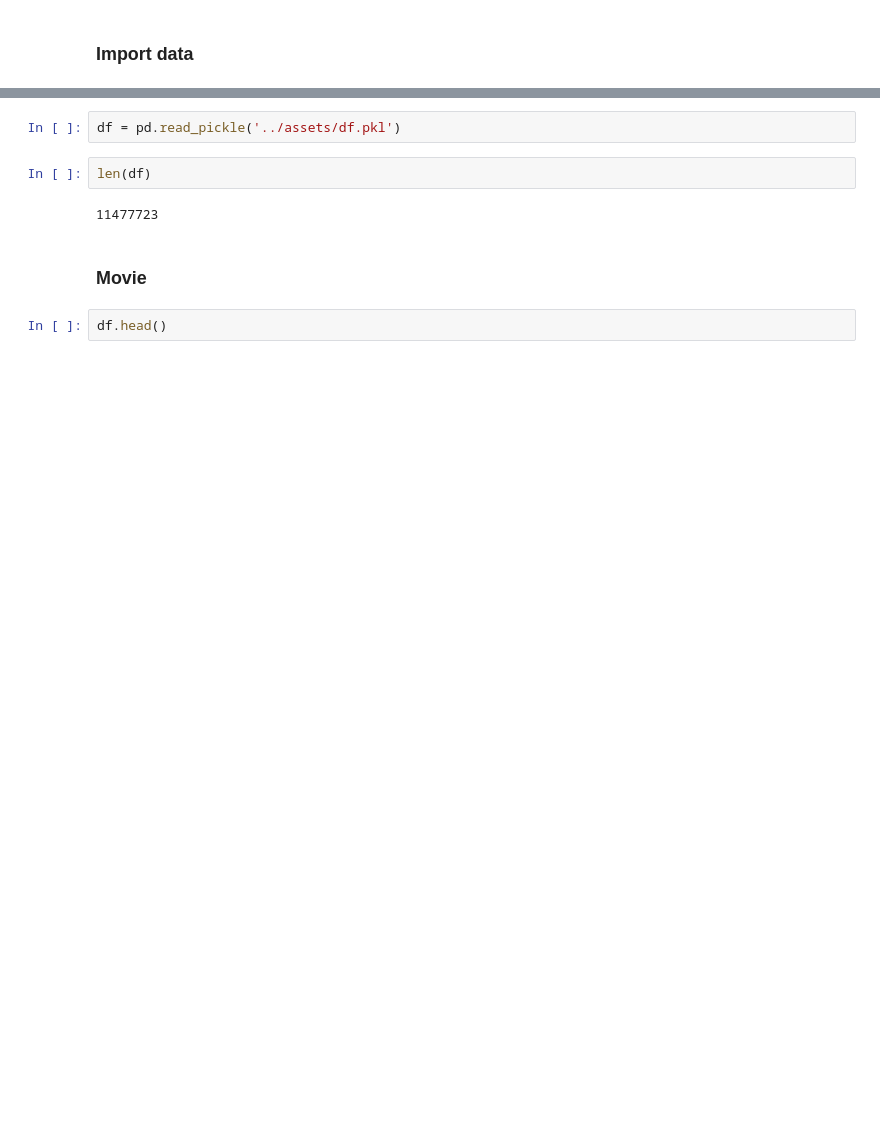
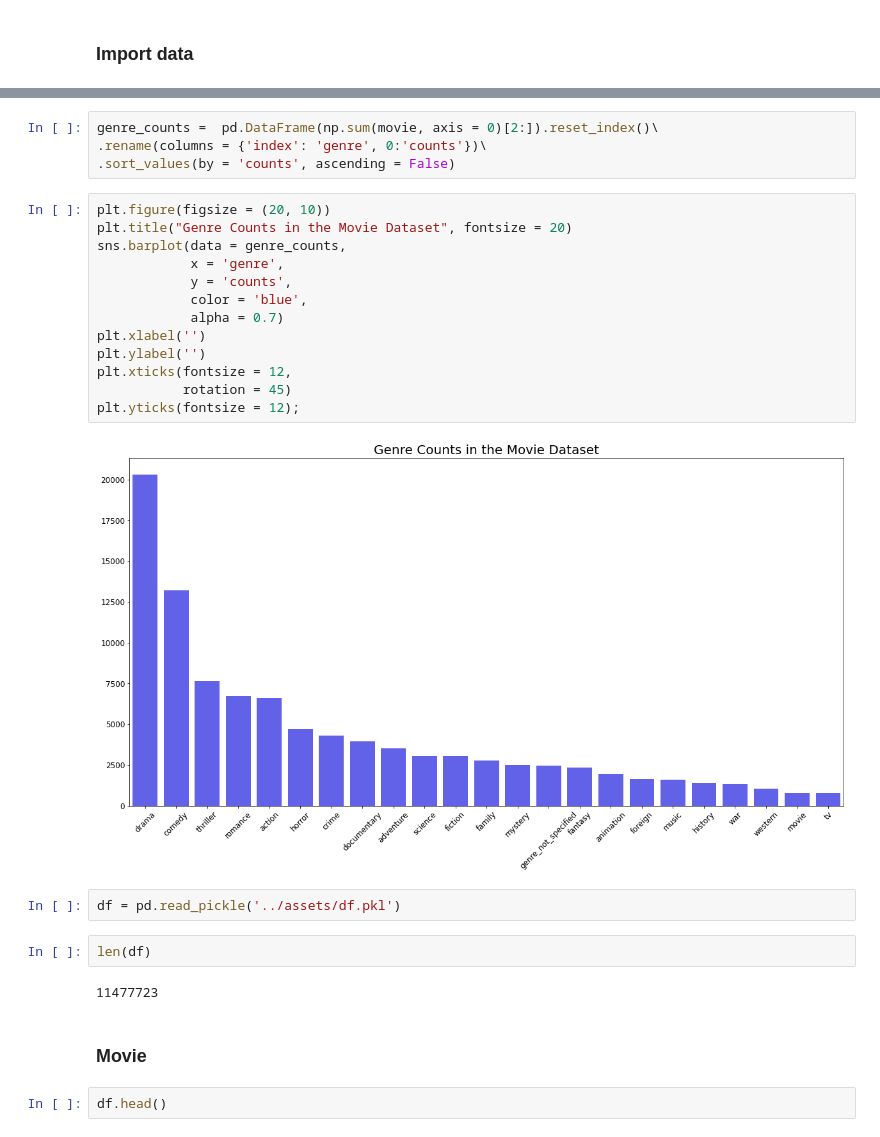
Before and after one commit to yoonho-kim1/stats-418-project, a Jupyter notebook: code/02_eda.ipynb, the cells around one changed output, grey strips where cells are left out. Saved outputs shown, nothing was run; the diff lists cells and outputs as text; blank space fills up the shorter version.

```diff
--- a/code/02_eda.ipynb
+++ b/code/02_eda.ipynb
@@ -11,3 +67,22 @@ import pickle
+# %%
+genre_counts =  pd.DataFrame(np.sum(movie, axis = 0)[2:]).reset_index()\
+.rename(columns = {'index': 'genre', 0:'counts'})\
+.sort_values(by = 'counts', ascending = False)
+# %%
+plt.figure(figsize = (20, 10))
+plt.title("Genre Counts in the Movie Dataset", fontsize = 20)
+sns.barplot(data = genre_counts,
+            x = 'genre',
+            y = 'counts',
+            color = 'blue',
+            alpha = 0.7)
+plt.xlabel('')
+plt.ylabel('')
+plt.xticks(fontsize = 12,
+           rotation = 45)
+plt.yticks(fontsize = 12);
+# %% [output]
+[figure, added]
 # %%
 df = pd.read_pickle('../assets/df.pkl')
 # %%
```
Also changed, not shown: parts of 22 cells of this notebook.
